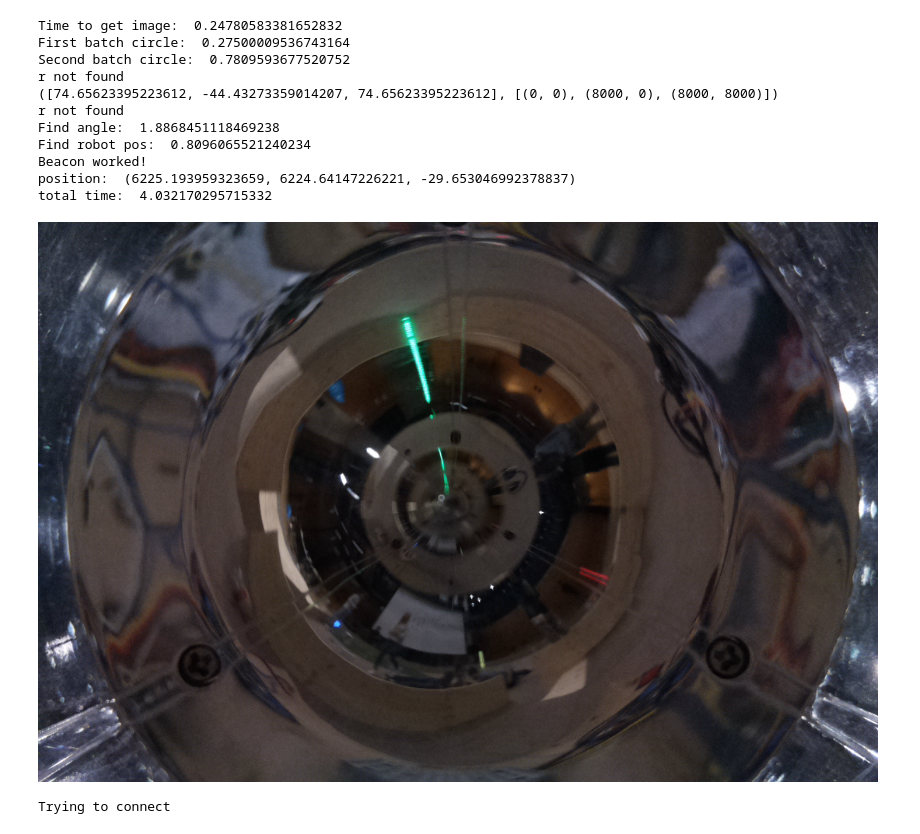
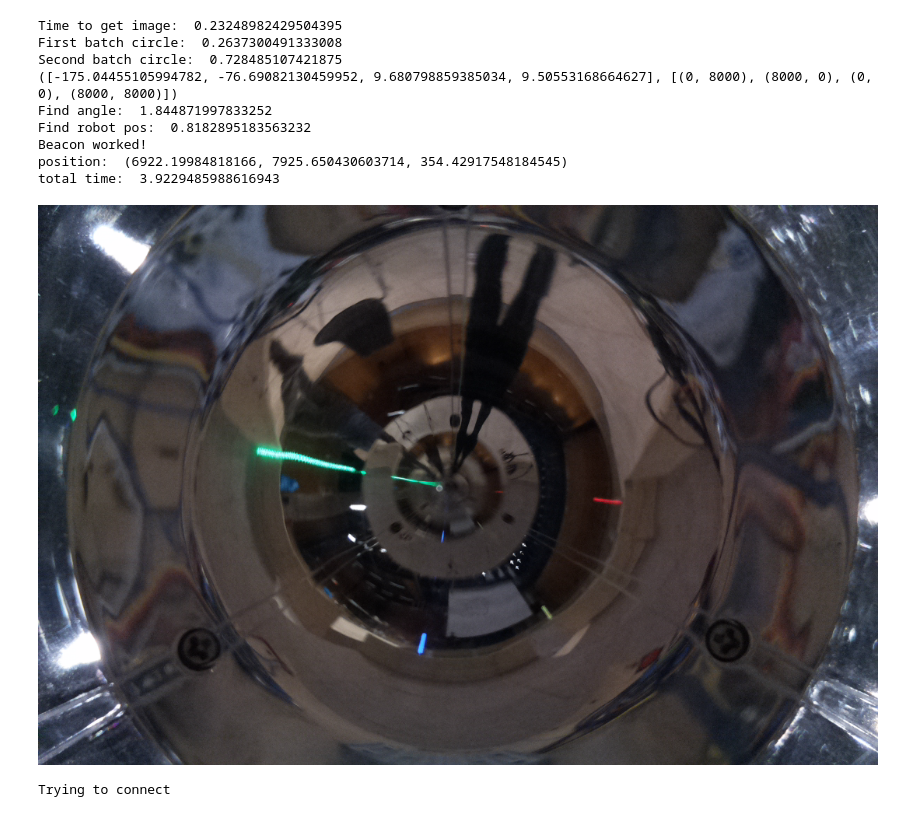
Before and after one commit to Guilhem74/STI_Robotic_Competition_Software, a Jupyter notebook: Architecture/Untitled.ipynb, the cells around one changed output. Drawn from its saved outputs; the diff is of its cells as text; code cells hidden in the pictures.

```diff
--- a/Architecture/Untitled.ipynb
+++ b/Architecture/Untitled.ipynb
@@ -48,7 +48,19 @@ def beacon_main(rawImage):
         print("less than 3 lights found")
         x, y, a = robot_Instance.Get_Robot_Position()
         return float(x), float(y), float(a)
-
+    if len(angles) == 4:
+        x, y, a = robot_Instance.Get_Robot_Position()
+        x,y,z = float(x), float(y), float(a)
+        if math.sqrt((x-0)**2 + (y-0)**2) < math.sqrt((x-8000)**2 + (y-8000)**2):
+            a1,a2,a3 = angles[0],angles[1],angles[2]
+            angles = a1,a2,a3
+            l1,l2,l3 = lights_coordinates[0],lights_coordinates[1],lights_coordinates[2]
+            lights_coordinates = l1,l2,l3
+        else:
+            a1,a2,a3 = angles[0],angles[1],angles[3]
+            angles = a1,a2,a3
+            l1,l2,l3 = lights_coordinates[0],lights_coordinates[1],lights_coordinates[3]
+            lights_coordinates = l1,l2,l3
     xr,yr,ar = find_robot_pos(angles,lights_coordinates)
     print("Find robot pos: ", time.time() - start)
     start = time.time()
@@ -61,46 +73,44 @@ def beacon_main(rawImage):
 
 boundaries = [
          ([0, 0, 180], [255, 153, 255], 'r', (0,0,255), (0,8000)),
+         ([230, 141, 0], [255, 225, 255], 'b', (255,0,0), (8000,0)),
          ([0, 200, 97], [255, 255, 255], 'y', (0,255,255), (0,0)),
-         ([230, 141, 0], [255, 225, 255], 'b', (255,0,0), (8000,0)),
-         ([77, 240, 0], [255, 244, 255], 'g', (0,255,0), (8000,8000))
+         ([77, 235, 0], [220, 244, 255], 'g', (0,255,0), (8000,8000))
     ]
 
 with picamera.PiCamera() as camera:
     camera.resolution = (1080, 720)
     camera.framerate = 60
     camera.shutter_speed = 5000
     stream = io.BytesIO()
     for foo in camera.capture_continuous(stream, format='png', burst=True):
         # Truncate the stream to the current position (in case
         # prior iterations output a longer image)
         start = time.time()
         stream.truncate()
         stream.seek(0)
         file_bytes = np.asarray(bytearray(stream.read()), dtype=np.uint8)
 
         img = cv.imdecode(file_bytes, cv.IMREAD_COLOR)
         print("Time to get image: ", time.time() - start)
         print("position: ",beacon_main(img))
         stream.seek(0)
         print("total time: ", time.time() - start)
         break
 filename = "testcam/beacon_4000_4500_180.png"
 cv.imwrite(filename, img)
 Image(filename = filename)
 # %% [output]
-Time to get image:  0.24780583381652832
-First batch circle:  0.27500009536743164
-Second batch circle:  0.7809593677520752
-r not found
-([74.65623395223612, -44.43273359014207, 74.65623395223612], [(0, 0), (8000, 0), (8000, 8000)])
-r not found
-Find angle:  1.8868451118469238
-Find robot pos:  0.8096065521240234
+Time to get image:  0.23248982429504395
+First batch circle:  0.2637300491333008
+Second batch circle:  0.728485107421875
+([-175.04455105994782, -76.69082130459952, 9.680798859385034, 9.50553168664627], [(0, 8000), (8000, 0), (0, 0), (8000, 8000)])
+Find angle:  1.844871997833252
+Find robot pos:  0.8182895183563232
 Beacon worked!
-position:  (6225.193959323659, 6224.64147226221, -29.653046992378837)
-total time:  4.032170295715332
+position:  (6922.19984818166, 7925.650430603714, 354.42917548184545)
+total time:  3.9229485988616943
-[figure, old version]
+[figure, new version]
 # %%
 %load_ext autoreload
 # %%
```
Also changed, not shown: parts of 7 cells of this notebook.
